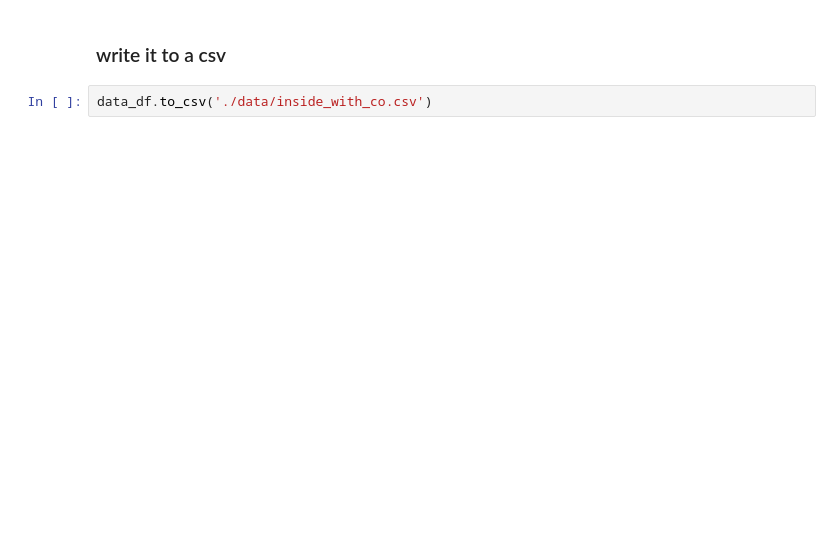
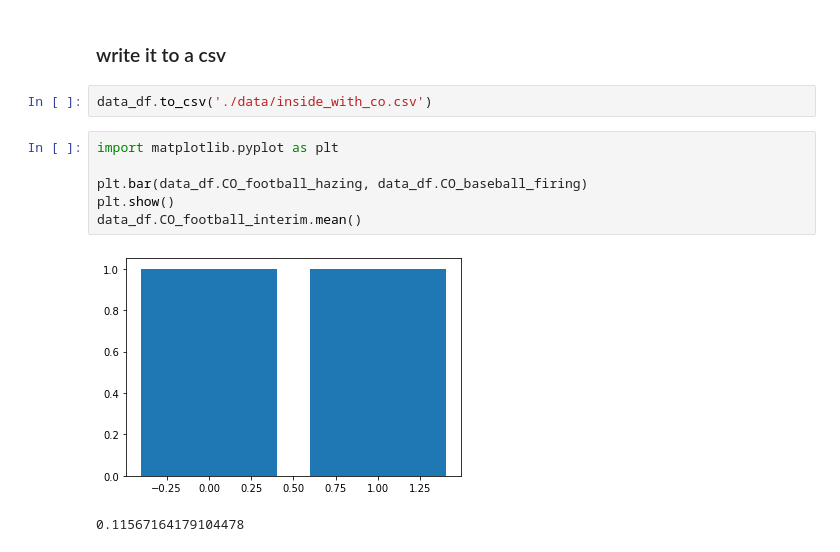
Before and after one commit to eugenia0804/Footprint.ai, a Jupyter notebook: main.ipynb, the cells around one changed output. Drawn from its saved outputs; the diff is of its cells as text; blank space fills up the shorter version.

Commit message:
completed data collection and analysis

```diff
--- a/main.ipynb
+++ b/main.ipynb
@@ -68,3 +151,12 @@ data_df
 ### write it to a csv
 # %%
 data_df.to_csv('./data/inside_with_co.csv')
+# %%
+import matplotlib.pyplot as plt
+
+plt.bar(data_df.CO_football_hazing, data_df.CO_baseball_firing)
+plt.show()
+data_df.CO_football_interim.mean()
+# %% [output]
+[figure, added]
+0.11567164179104478
```
Also changed, not shown: parts of 10 cells of this notebook, 12 other files.
